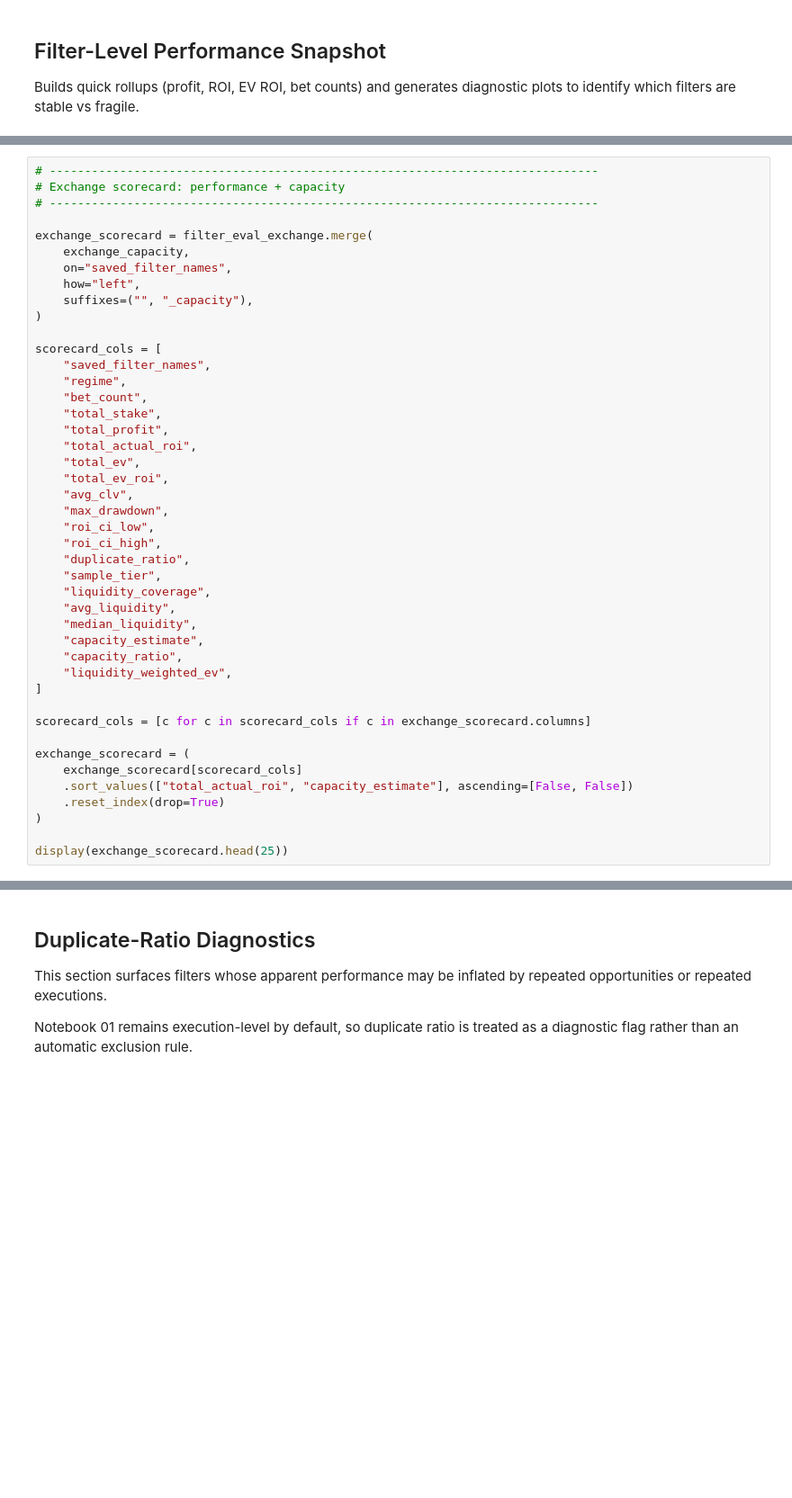
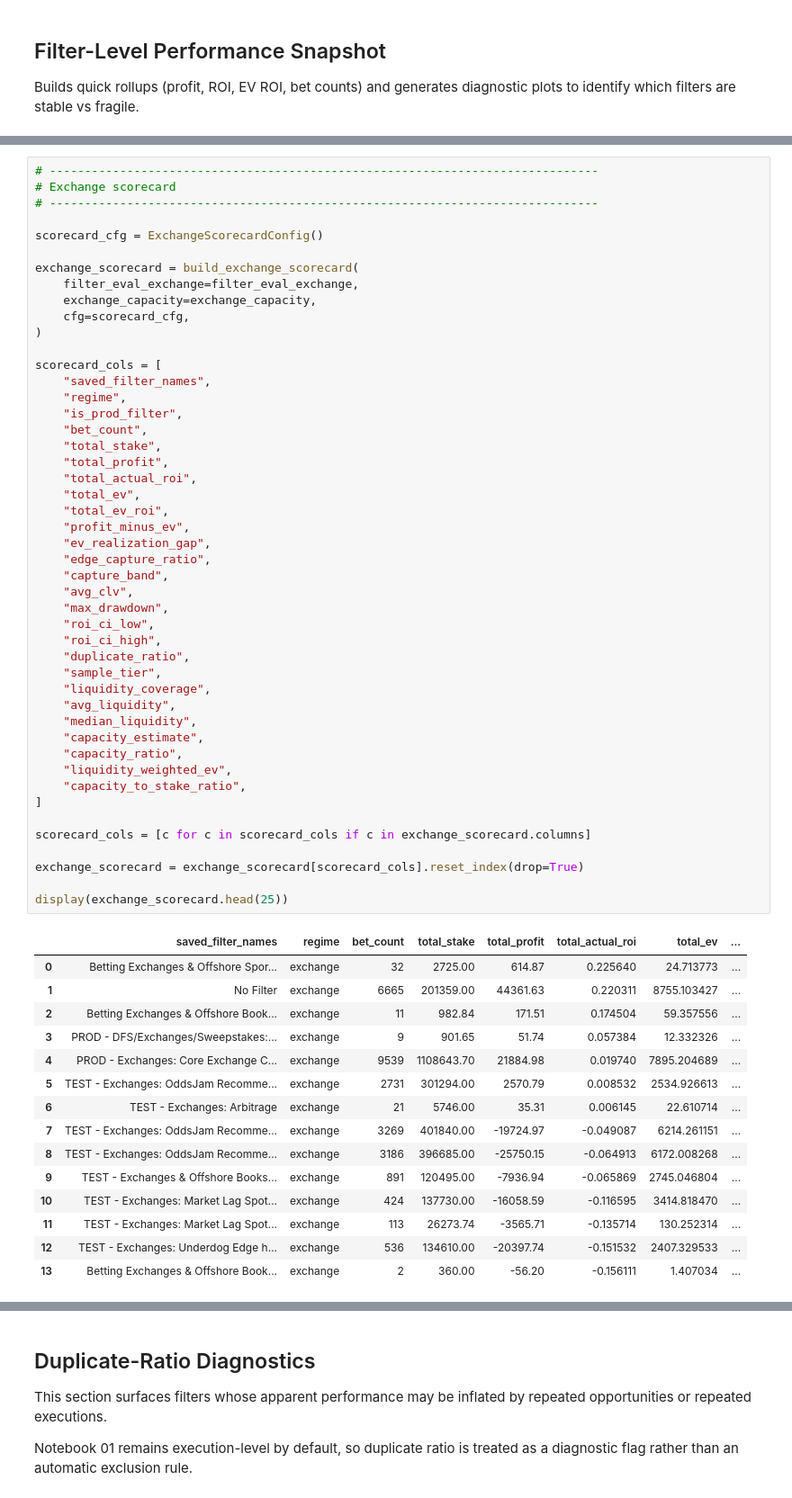
Before and after one commit to Gopher16/oddsjam-ev-filters, a Jupyter notebook: notebooks/01_qa_initial_eda.ipynb, the cells around one changed output, grey strips where cells are left out. Shown at 90% size. Drawn from its saved outputs; the diff is of its cells as text; blank space fills up the shorter version.

```diff
--- a/notebooks/01_qa_initial_eda.ipynb
+++ b/notebooks/01_qa_initial_eda.ipynb
@@ -501,47 +806,66 @@ The goal is to produce a first-pass decision table for identifying promising exc
 # %%
 # ------------------------------------------------------------------------------
-# Exchange scorecard: performance + capacity
+# Exchange scorecard
 # ------------------------------------------------------------------------------
 
-exchange_scorecard = filter_eval_exchange.merge(
-    exchange_capacity,
-    on="saved_filter_names",
-    how="left",
-    suffixes=("", "_capacity"),
+scorecard_cfg = ExchangeScorecardConfig()
+
+exchange_scorecard = build_exchange_scorecard(
+    filter_eval_exchange=filter_eval_exchange,
+    exchange_capacity=exchange_capacity,
+    cfg=scorecard_cfg,
 )
 
 scorecard_cols = [
     "saved_filter_names",
     "regime",
+    "is_prod_filter",
     "bet_count",
     "total_stake",
     "total_profit",
     "total_actual_roi",
     "total_ev",
     "total_ev_roi",
+    "profit_minus_ev",
+    "ev_realization_gap",
+    "edge_capture_ratio",
+    "capture_band",
     "avg_clv",
     "max_drawdown",
     "roi_ci_low",
     "roi_ci_high",
     "duplicate_ratio",
     "sample_tier",
     "liquidity_coverage",
     "avg_liquidity",
     "median_liquidity",
     "capacity_estimate",
     "capacity_ratio",
     "liquidity_weighted_ev",
+    "capacity_to_stake_ratio",
 ]
 
 scorecard_cols = [c for c in scorecard_cols if c in exchange_scorecard.columns]
 
-exchange_scorecard = (
-    exchange_scorecard[scorecard_cols]
-    .sort_values(["total_actual_roi", "capacity_estimate"], ascending=[False, False])
-    .reset_index(drop=True)
-)
+exchange_scorecard = exchange_scorecard[scorecard_cols].reset_index(drop=True)
 
 display(exchange_scorecard.head(25))
+# %% [output]
+|  | saved_filter_names | regime | bet_count | total_stake | total_profit | total_actual_roi | total_ev | ... |
+| 0 | Betting Exchanges & Offshore Spor... | exchange | 32 | 2725.00 | 614.87 | 0.225640 | 24.713773 | ... |
+| 1 | No Filter | exchange | 6665 | 201359.00 | 44361.63 | 0.220311 | 8755.103427 | ... |
+| 2 | Betting Exchanges & Offshore Book... | exchange | 11 | 982.84 | 171.51 | 0.174504 | 59.357556 | ... |
+| 3 | PROD - DFS/Exchanges/Sweepstakes:... | exchange | 9 | 901.65 | 51.74 | 0.057384 | 12.332326 | ... |
+| 4 | PROD - Exchanges: Core Exchange C... | exchange | 9539 | 1108643.70 | 21884.98 | 0.019740 | 7895.204689 | ... |
+| 5 | TEST - Exchanges: OddsJam Recomme... | exchange | 2731 | 301294.00 | 2570.79 | 0.008532 | 2534.926613 | ... |
+| 6 | TEST - Exchanges: Arbitrage | exchange | 21 | 5746.00 | 35.31 | 0.006145 | 22.610714 | ... |
+| 7 | TEST - Exchanges: OddsJam Recomme... | exchange | 3269 | 401840.00 | -19724.97 | -0.049087 | 6214.261151 | ... |
+| 8 | TEST - Exchanges: OddsJam Recomme... | exchange | 3186 | 396685.00 | -25750.15 | -0.064913 | 6172.008268 | ... |
+| 9 | TEST - Exchanges & Offshore Books... | exchange | 891 | 120495.00 | -7936.94 | -0.065869 | 2745.046804 | ... |
+| 10 | TEST - Exchanges: Market Lag Spot... | exchange | 424 | 137730.00 | -16058.59 | -0.116595 | 3414.818470 | ... |
+| 11 | TEST - Exchanges: Market Lag Spot... | exchange | 113 | 26273.74 | -3565.71 | -0.135714 | 130.252314 | ... |
+| 12 | TEST - Exchanges: Underdog Edge h... | exchange | 536 | 134610.00 | -20397.74 | -0.151532 | 2407.329533 | ... |
+| 13 | Betting Exchanges & Offshore Book... | exchange | 2 | 360.00 | -56.20 | -0.156111 | 1.407034 | ... |
 # %% [markdown]
 ## Exchange Filter Validation Plot
 This plot compares expected performance (`EV ROI`) against realized performance (`actual ROI`) for exchange filters.
```
Also changed, not shown: parts of 51 cells of this notebook.
